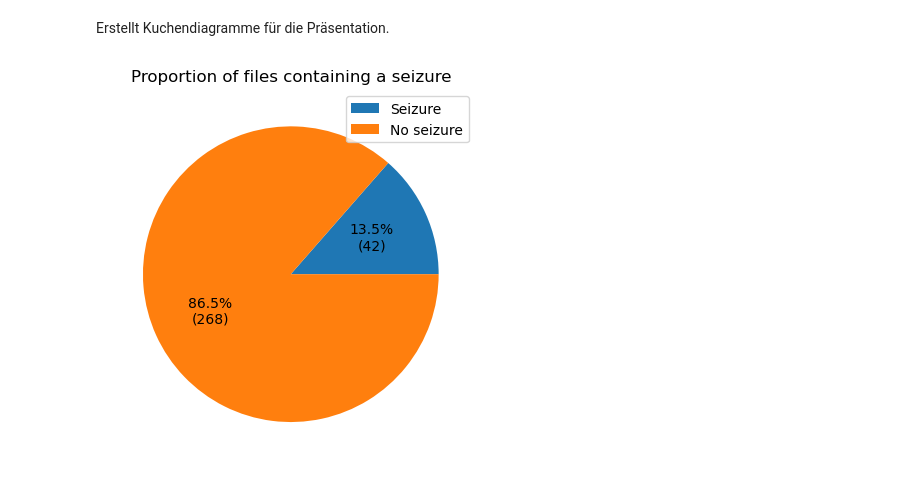
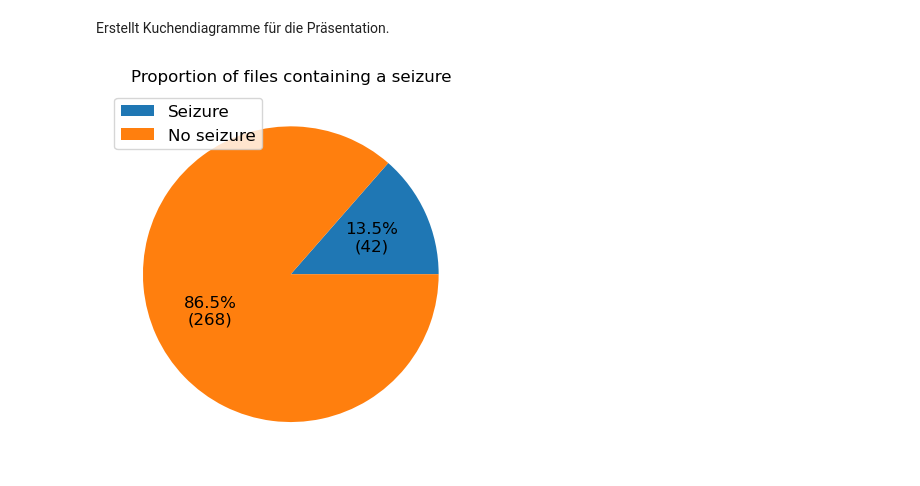
Before and after one commit to stuckkk/artifact-detection-seminar, a Jupyter notebook: experiments/04 - Thesis/exp_04_08.ipynb, the cells around one changed output. Drawn from its saved outputs; the diff is of its cells as text; code cells hidden in the pictures.

```diff
--- a/experiments/04 - Thesis/exp_04_08.ipynb
+++ b/experiments/04 - Thesis/exp_04_08.ipynb
@@ -8,37 +8,39 @@ total_patients = set()
 seizure_patients = set()
 
 total_files = 0
 seizure_files = 0
+
+fontsize = 12
 
 
 for root, dirs, files in os.walk('../../../../tuar/edf'):
     for file in files:
         if file.endswith('.edf'):
             total_files += 1
             total_patients.add(file.split('_')[0])
         if file.endswith('_seiz.csv'):
             seizure_files += 1
             seizure_patients.add(file.split('_')[0])
 
 def make_autopct(sizes, pct_threshold=2):
     def autopct(pct):
         total = sum(sizes)
         val = int(round(pct*total/100.0))
         if pct > pct_threshold:
             return f'{pct:.1f}%\n({val})'
         else:
             return ''
     return autopct
 
 sizes = [seizure_files, total_files - seizure_files]
 
-plt.title('Proportion of files containing a seizure')
-wedges, _, _ = plt.pie(sizes, autopct=make_autopct(sizes))
-plt.legend(wedges, ['Seizure', 'No seizure'])
+plt.title('Proportion of files containing a seizure', fontsize=fontsize)
+wedges, _, _ = plt.pie(sizes, autopct=make_autopct(sizes), textprops={'fontsize': fontsize})
+plt.legend(wedges, ['Seizure', 'No seizure'], fontsize=fontsize, loc='upper left')
 plt.savefig('output/exp_04_08_seizure_file_distribution.pdf', bbox_inches='tight')
 plt.show()
 # %% [output]
-[figure, old version]
+[figure, new version]
 # %%
 import matplotlib.pyplot as plt
 import pyedflib
```
Also changed, not shown: parts of 4 cells of this notebook, 8 other files.
